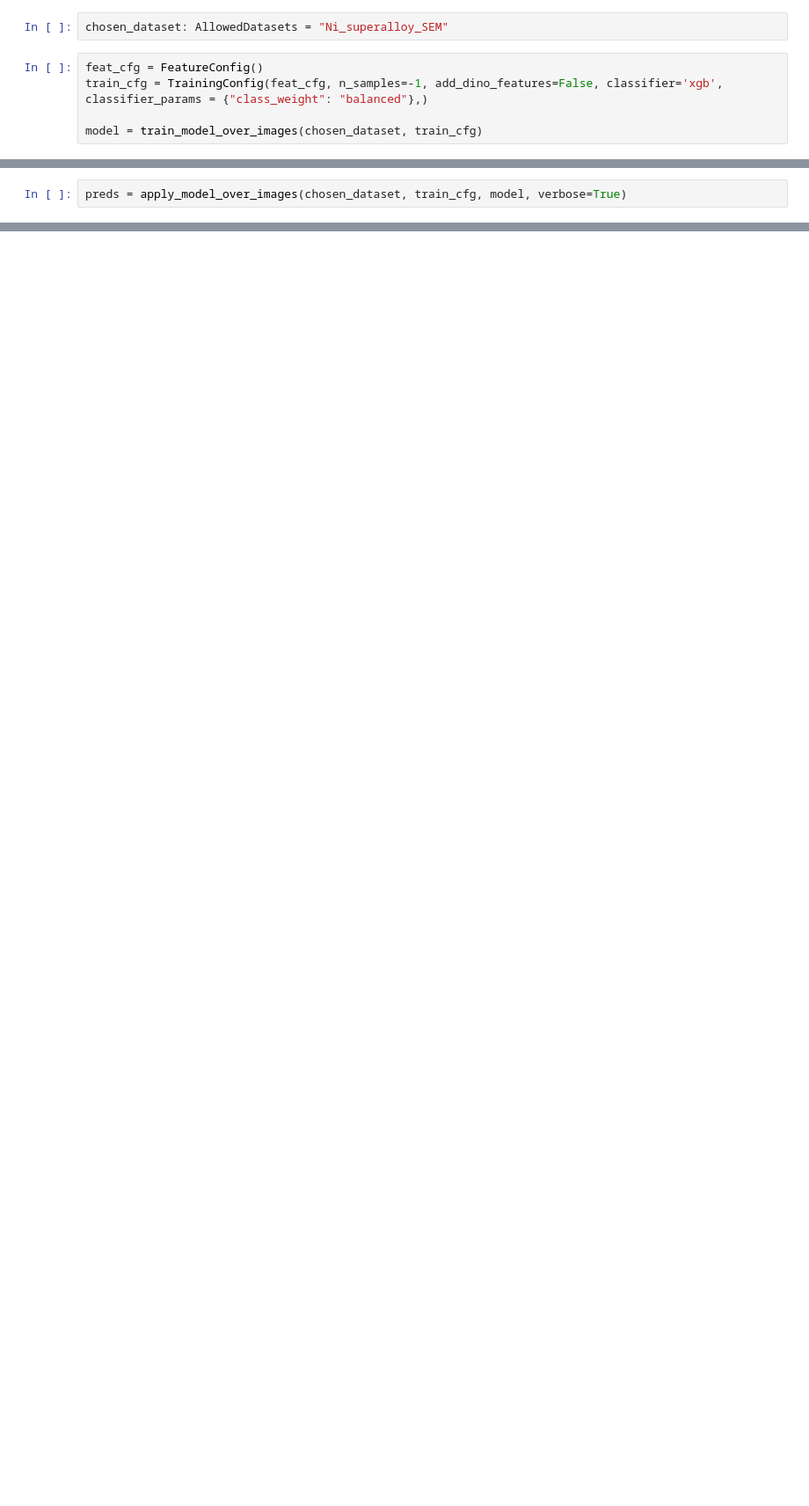
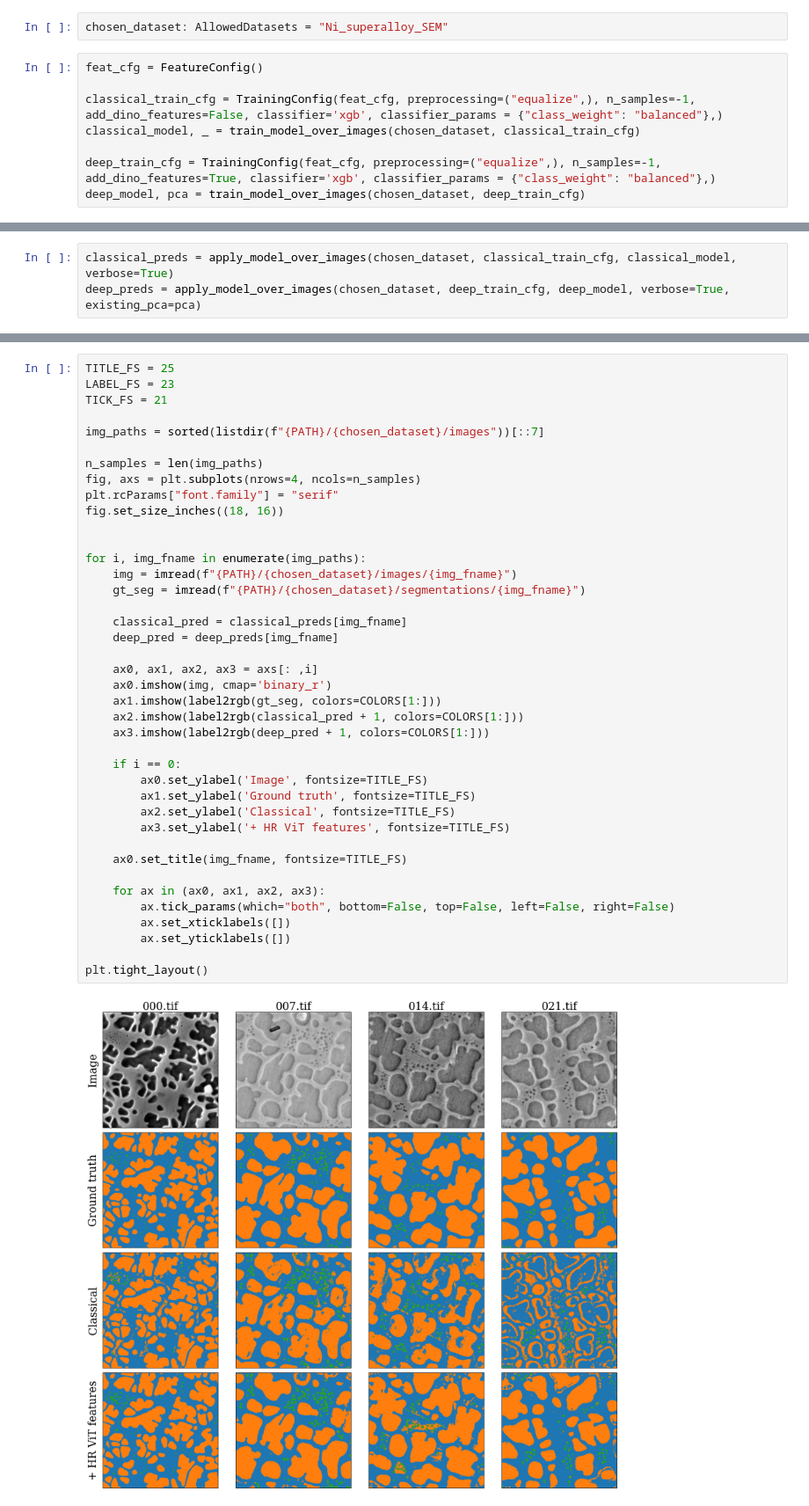
Before and after one commit to tldr-group/vulture, a Jupyter notebook: paper_figures/is_benchmark.ipynb, the cells around one changed output, grey strips where cells are left out. Shown at 88% size. Saved outputs shown, nothing was run; the diff lists cells and outputs as text; blank space fills up the shorter version.

```diff
--- a/paper_figures/is_benchmark.ipynb
+++ b/paper_figures/is_benchmark.ipynb
@@ -117,8 +145,11 @@ def apply_model_over_images(dataset: AllowedDatasets, train_cfg: TrainingConfig,
 chosen_dataset: AllowedDatasets = "Ni_superalloy_SEM"
 # %%
 feat_cfg = FeatureConfig()
-train_cfg = TrainingConfig(feat_cfg, n_samples=-1, add_dino_features=False, classifier='xgb', classifier_params = {"class_weight": "balanced"},)
 
-model = train_model_over_images(chosen_dataset, train_cfg)
+classical_train_cfg = TrainingConfig(feat_cfg, preprocessing=("equalize",), n_samples=-1, add_dino_features=False, classifier='xgb', classifier_params = {"class_weight": "balanced"},)
+classical_model, _ = train_model_over_images(chosen_dataset, classical_train_cfg)
+
+deep_train_cfg = TrainingConfig(feat_cfg, preprocessing=("equalize",), n_samples=-1, add_dino_features=True, classifier='xgb', classifier_params = {"class_weight": "balanced"},)
+deep_model, pca = train_model_over_images(chosen_dataset, deep_train_cfg)
 # %% [output]
 Finished featurising
@@ -125,5 +157,6 @@ Finished featurising
 # %%
-preds = apply_model_over_images(chosen_dataset, train_cfg, model, verbose=True)
+classical_preds = apply_model_over_images(chosen_dataset, classical_train_cfg, classical_model, verbose=True)
+deep_preds = apply_model_over_images(chosen_dataset, deep_train_cfg, deep_model, verbose=True, existing_pca=pca)
 # %% [output]
 [00/23] - 000.tif
 [10/23] - 010.tif
@@ -130,0 +174,42 @@ preds = apply_model_over_images(chosen_dataset, train_cfg, model, verbose=True)
+# %%
+TITLE_FS = 25
+LABEL_FS = 23
+TICK_FS = 21
+
+img_paths = sorted(listdir(f"{PATH}/{chosen_dataset}/images"))[::7]
+
+n_samples = len(img_paths)
+fig, axs = plt.subplots(nrows=4, ncols=n_samples)
+plt.rcParams["font.family"] = "serif"
+fig.set_size_inches((18, 16))
+
+
+for i, img_fname in enumerate(img_paths):
+    img = imread(f"{PATH}/{chosen_dataset}/images/{img_fname}")
+    gt_seg = imread(f"{PATH}/{chosen_dataset}/segmentations/{img_fname}")
+
+    classical_pred = classical_preds[img_fname]
+    deep_pred = deep_preds[img_fname]
+
+    ax0, ax1, ax2, ax3 = axs[: ,i]
+    ax0.imshow(img, cmap='binary_r')
+    ax1.imshow(label2rgb(gt_seg, colors=COLORS[1:]))
+    ax2.imshow(label2rgb(classical_pred + 1, colors=COLORS[1:]))
+    ax3.imshow(label2rgb(deep_pred + 1, colors=COLORS[1:]))
+
+    if i == 0:
+        ax0.set_ylabel('Image', fontsize=TITLE_FS)
+        ax1.set_ylabel('Ground truth', fontsize=TITLE_FS)
+        ax2.set_ylabel('Classical', fontsize=TITLE_FS)
+        ax3.set_ylabel('+ HR ViT features', fontsize=TITLE_FS)
+
+    ax0.set_title(img_fname, fontsize=TITLE_FS)
+
+    for ax in (ax0, ax1, ax2, ax3):
+        ax.tick_params(which="both", bottom=False, top=False, left=False, right=False)
+        ax.set_xticklabels([])
+        ax.set_yticklabels([])
+
+plt.tight_layout()
+# %% [output]
+[figure, added]
```
Also changed, not shown: parts of 7 cells of this notebook.
